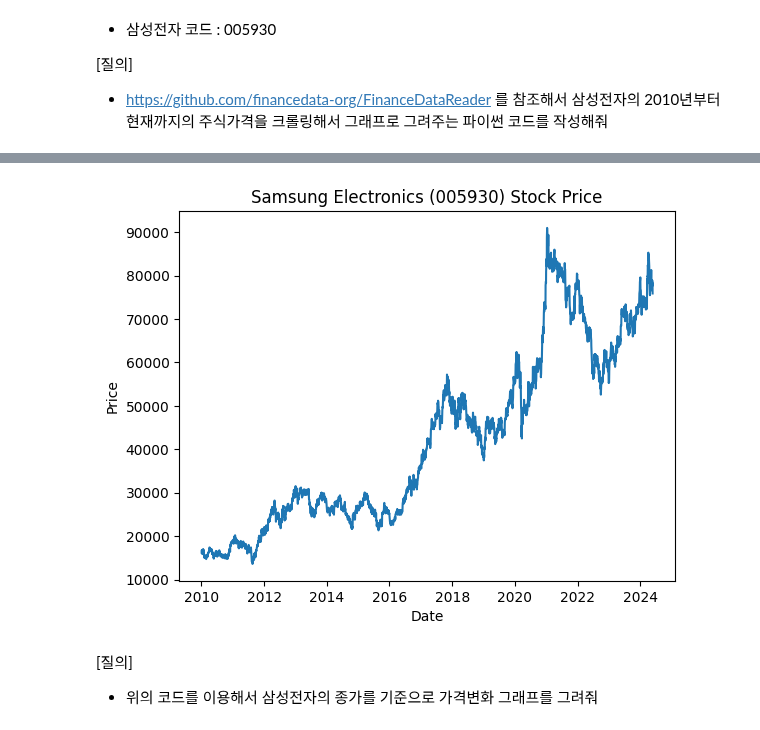
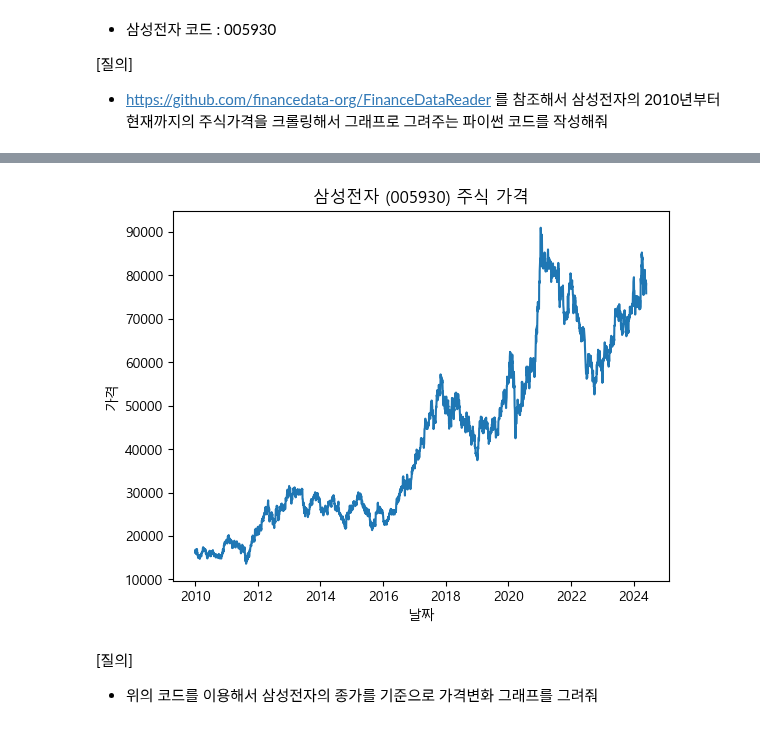
Before and after one commit to kitae104/RPA_24, a Jupyter notebook: 02_기본_크롤링/07_GPT_주식정보.ipynb, the cells around one changed output, grey strips where cells are left out. Drawn from its saved outputs; the diff is of its cells as text; code cells hidden in the pictures.

```diff
--- a/02_기본_크롤링/07_GPT_주식정보.ipynb
+++ b/02_기본_크롤링/07_GPT_주식정보.ipynb
@@ -32,16 +35,20 @@ Successfully installed plotly-5.24.0 tenacity-9.0.0
 # %%
 import FinanceDataReader as fdr
 import matplotlib.pyplot as plt
+from matplotlib import font_manager, rc
+
+# 폰트 설정
+rc('font', family='Malgun Gothic')
 
 samsung = fdr.DataReader('005930', '2010-01-01', '2024-05-25')
 
 plt.plot(samsung['Close'])
-plt.title('Samsung Electronics (005930) Stock Price')
-plt.xlabel('Date')
-plt.ylabel('Price')
+plt.title('삼성전자 (005930) 주식 가격')
+plt.xlabel('날짜')
+plt.ylabel('가격')
 plt.show()
 # %% [output]
-[figure, old version]
+[figure, new version]
 # %% [markdown]
 [질의]
 - 위의 코드를 이용해서 삼성전자의 종가를 기준으로 가격변화 그래프를 그려줘
```
Also changed, not shown: parts of 2 cells of this notebook, 4 other files.
